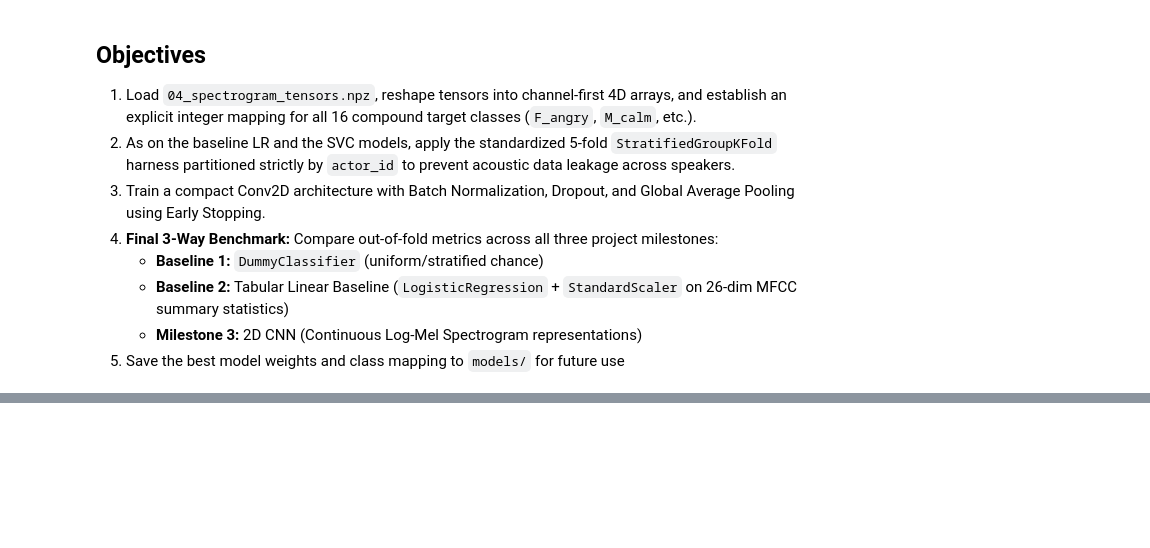
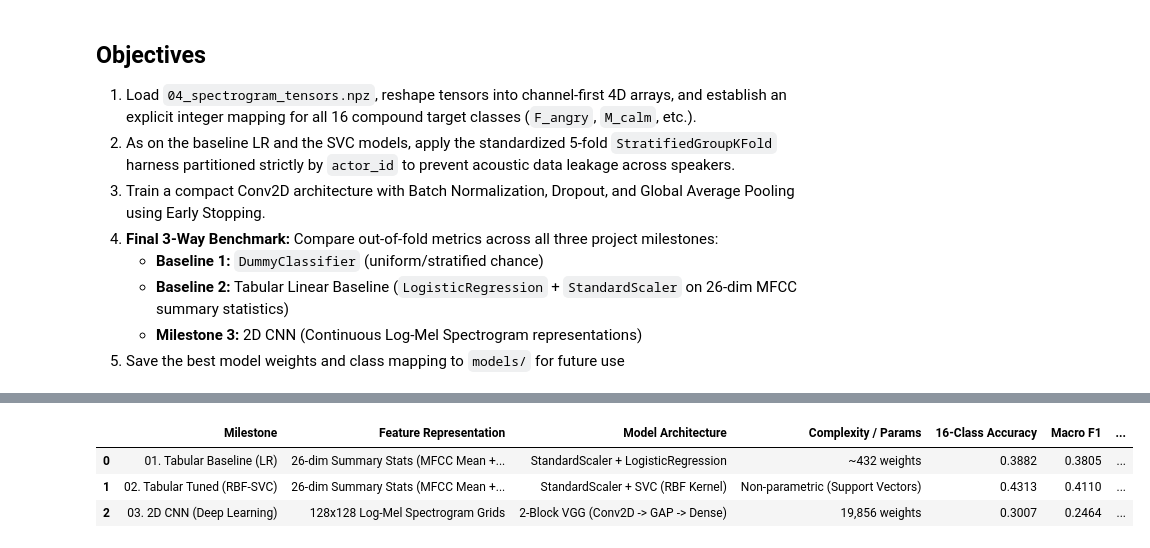
Before and after one commit to 1abhisheknigam/my-ai, a Jupyter notebook: speech-emotion-router/notebooks/05_cnn.ipynb, the cells around one changed output, grey strips where cells are left out. Drawn from its saved outputs; the diff is of its cells as text; code cells hidden in the pictures; blank space fills up the shorter version.

```diff
--- a/speech-emotion-router/notebooks/05_cnn.ipynb
+++ b/speech-emotion-router/notebooks/05_cnn.ipynb
@@ -34,0 +57,11 @@ from tqdm.auto import tqdm
+# %%
+# Resolve paths
+project_root = Path.cwd().resolve().parent
+processed_dir = project_root / "data" / "processed"
+tensors_dir = processed_dir / "spectrograms"
+tensors_dir.mkdir(parents=True, exist_ok=True)
+
+# Loading and Validation Code
+tensors_dir = project_root / "data" / "processed" / "spectrograms"
+tensor_save_path = tensors_dir / "04_spectrogram_tensors.npz"
+loaded = np.load(tensor_save_path)
@@ -34,0 +155,4 @@ from tqdm.auto import tqdm
+# %%
+# Print architecture summary
+sample_model = build_spectrogram_cnn()
+sample_model.summary()
@@ -34,0 +365,54 @@ from tqdm.auto import tqdm
+# %%
+# Extract prior baseline metrics directly from Phase 02 & 03 objects
+lr_accuracy = accuracy_score(y_true, y_pred_oof_lr)
+lr_macro_f1 = f1_score(y_true, y_pred_oof_lr, average="macro")
+lr_gender_accuracy = accuracy_score(svc_eval_artifacts["y_gender_true"], svc_eval_artifacts["y_gender_pred_lr"])
+lr_emotion_true = np.array([lbl.split("_")[1] for lbl in y_true])
+lr_emotion_pred = np.array([lbl.split("_")[1] for lbl in y_pred_oof_lr])
+lr_emotion_accuracy = accuracy_score(lr_emotion_true, lr_emotion_pred)
+
+svc_emotion_pred = np.array([lbl.split("_")[1] for lbl in y_pred_oof_svc])
+svc_emotion_accuracy = accuracy_score(lr_emotion_true, svc_emotion_pred)
+
+cnn_param_count = sample_model.count_params()
+
+milestone_comparison = [
+    {
+        "Milestone": "01. Tabular Baseline (LR)",
+        "Feature Representation": "26-dim Summary Stats (MFCC Mean + Std)",
+        "Model Architecture": "StandardScaler + LogisticRegression",
+        "Complexity / Params": "~432 weights",
+        "16-Class Accuracy": f"{lr_accuracy:.4f}",
+        "Macro F1": f"{lr_macro_f1:.4f}",
+        "Gender Accuracy": f"{lr_gender_accuracy:.4f}",
+        "Emotion Accuracy": f"{lr_emotion_accuracy:.4f}",
+    },
+    {
+        "Milestone": "02. Tabular Tuned (RBF-SVC)",
+        "Feature Representation": "26-dim Summary Stats (MFCC Mean + Std)",
+        "Model Architecture": "StandardScaler + SVC (RBF Kernel)",
+        "Complexity / Params": "Non-parametric (Support Vectors)",
+        "16-Class Accuracy": f"{metrics_svc['accuracy']:.4f}",
+        "Macro F1": f"{metrics_svc['macro_f1']:.4f}",
+        "Gender Accuracy": f"{metrics_svc['gender_accuracy']:.4f}",
+        "Emotion Accuracy": f"{svc_emotion_accuracy:.4f}",
+    },
+    {
+        "Milestone": "03. 2D CNN (Deep Learning)",
+        "Feature Representation": "128x128 Log-Mel Spectrogram Grids",
+        "Model Architecture": "2-Block VGG (Conv2D -> GAP -> Dense)",
+        "Complexity / Params": f"{cnn_param_count:,} weights",
+        "16-Class Accuracy": f"{cnn_accuracy:.4f}",
+        "Macro F1": f"{cnn_macro_f1:.4f}",
+        "Gender Accuracy": f"{cnn_gender_acc:.4f}",
+        "Emotion Accuracy": f"{cnn_emotion_acc:.4f}",
+    },
+]
+
+df_milestones = pd.DataFrame(milestone_comparison)
+df_milestones
+# %% [output]
+|  | Milestone | Feature Representation | Model Architecture | Complexity / Params | 16-Class Accuracy | Macro F1 | ... |
+| 0 | 01. Tabular Baseline (LR) | 26-dim Summary Stats (MFCC Mean +... | StandardScaler + LogisticRegression | ~432 weights | 0.3882 | 0.3805 | ... |
+| 1 | 02. Tabular Tuned (RBF-SVC) | 26-dim Summary Stats (MFCC Mean +... | StandardScaler + SVC (RBF Kernel) | Non-parametric (Support Vectors) | 0.4313 | 0.4110 | ... |
+| 2 | 03. 2D CNN (Deep Learning) | 128x128 Log-Mel Spectrogram Grids | 2-Block VGG (Conv2D -> GAP -> Dense) | 19,856 weights | 0.3007 | 0.2464 | ... |
```
Also changed, not shown: parts of 19 cells of this notebook, 1 other file.
